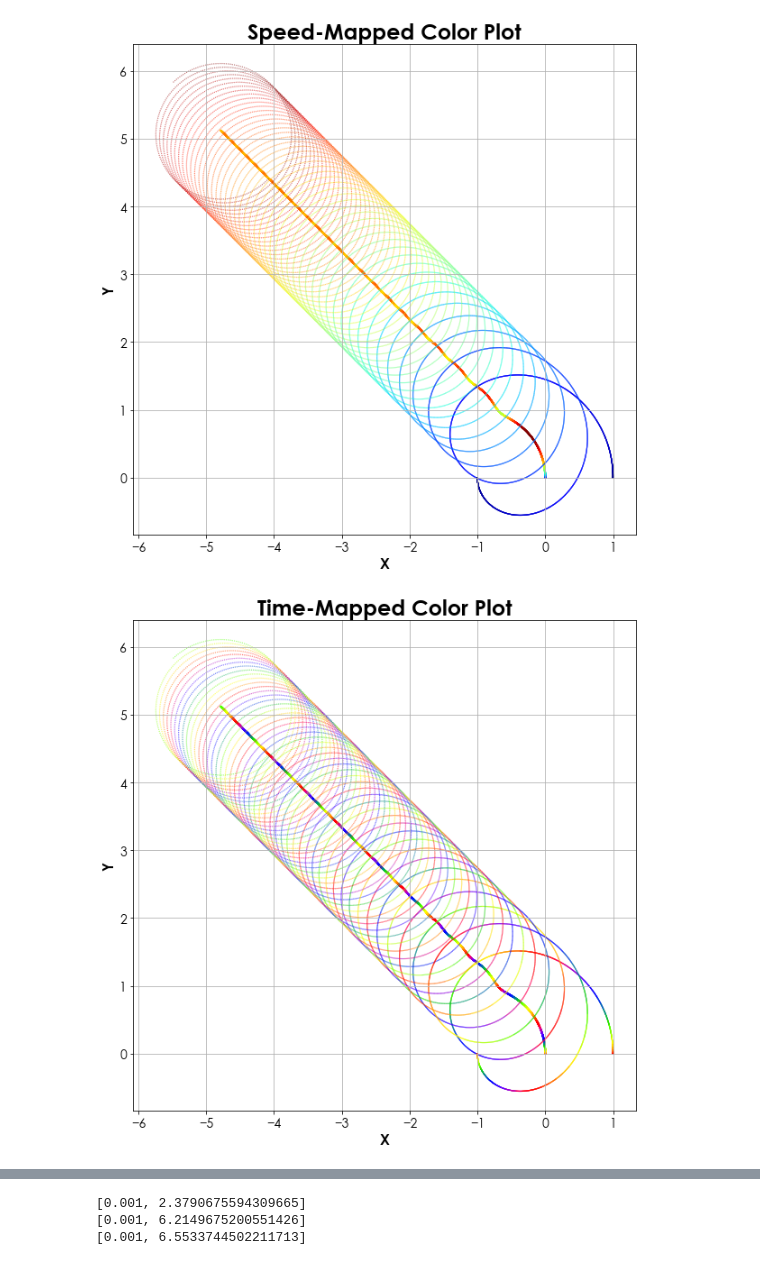
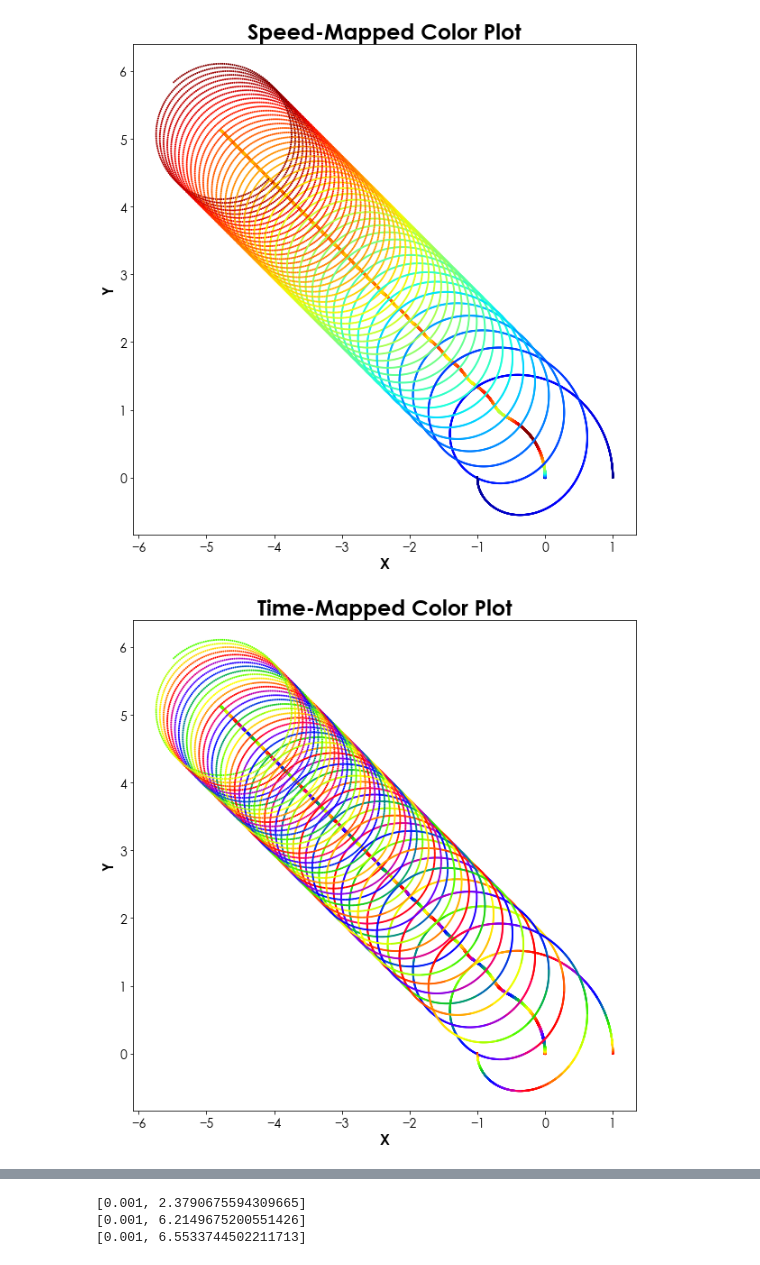
Before and after one commit to chrismbryant/euler-spiral, a Jupyter notebook: magic_rocket_rod.ipynb, the cells around one changed output, grey strips where cells are left out. Saved outputs shown, nothing was run; the diff lists cells and outputs as text; code cells hidden in the pictures.

Commit message:
Add files via upload
Add image-saving functionality

```diff
--- a/magic_rocket_rod.ipynb
+++ b/magic_rocket_rod.ipynb
@@ -156,7 +156,7 @@ def calculate_eom():
 
 ### ---------------------- Plots ---------------------- ###
 
-def make_plot(fn_list, x_lab, y_lab, title, square=False):
+def make_plot(fn_list, x_lab, y_lab, title, square=False, save=False):
     '''
     Make a nicely formatted x-y plot of an arbitary number of functions.
 
@@ -181,6 +181,9 @@ def make_plot(fn_list, x_lab, y_lab, title, square=False):
     for item in fn_list:
         plt.plot(item[0], item[1], alpha = .9)
 
+    if save:
+        plt.savefig('%d_%d_%d_%d_%s.png' % (s, m, F, I, title), format='png', dpi=1000)
+
     plt.show()
 
 def diagnostic_plots():
@@ -192,50 +195,55 @@ def diagnostic_plots():
 
 ##### ----- Speed-Mapped Color Plot ----- #####
 
-def speed_color_plot():
+def speed_color_plot(save=False):
 
     fig = plt.figure(figsize = (10, 10))
     ax = fig.add_subplot(1, 1, 1)
     plt.axis('equal')
-    ax.grid(True)
-    plt.scatter(x, y, s = 1, c = v, cmap = 'jet')
-    plt.scatter(x_edge_1, y_edge_1, s = 0.05, c = v_edge_1, cmap = 'jet')
-    plt.scatter(x_edge_2, y_edge_2, s = 0.05, c = v_edge_2, cmap = 'jet')
+#     ax.grid(True)
+    plt.scatter(x, y, s = 3, c = v, cmap = 'jet')
+    plt.scatter(x_edge_1, y_edge_1, s = 1, c = v_edge_1, cmap = 'jet')
+    plt.scatter(x_edge_2, y_edge_2, s = 1, c = v_edge_2, cmap = 'jet')
     ax.set_title('Speed-Mapped Color Plot', fontdict = {'fontsize': 24, 'weight': 'bold'})
     ax.set_xlabel('X', fontdict = {'fontsize': 16, 'weight': 'bold'})
     ax.set_ylabel('Y', fontdict = {'fontsize': 16, 'weight': 'bold'})
+    if save:
+        plt.savefig('%d_%d_%d_%d_speed-color.png' % (s, m, F, I), format='png', dpi=1000)
     plt.show()
 
 ##### ------- Time-mapped Color Plot ------- #####
 
-def time_color_plot():
+def time_color_plot(save=False):
 
     fig = plt.figure(figsize = (10, 10))
     ax = fig.add_subplot(1, 1, 1)
     plt.axis('equal')
-    ax.grid(True)
-    plt.scatter(x, y, s = 1, c = t, cmap = 'prism')
-    plt.scatter(x_edge_1, y_edge_1, s = 0.05, c = t, cmap = 'prism')
-    plt.scatter(x_edge_2, y_edge_2, s = 0.05, c = t, cmap = 'prism')
+#     ax.grid(True)
+    plt.scatter(x, y, s = 3, c = t, cmap = 'prism')
+    plt.scatter(x_edge_1, y_edge_1, s = 1, c = t, cmap = 'prism')
+    plt.scatter(x_edge_2, y_edge_2, s = 1, c = t, cmap = 'prism')
     ax.set_title('Time-Mapped Color Plot', fontdict = {'fontsize': 24, 'weight': 'bold'})
     ax.set_xlabel('X', fontdict = {'fontsize': 16, 'weight': 'bold'})
     ax.set_ylabel('Y', fontdict = {'fontsize': 16, 'weight': 'bold'})
+    if save:
+        plt.savefig('%d_%d_%d_%d_time-color.png' % (s, m, F, I), format='png', dpi=1000)
     plt.show()
 # %%
 ##### ----- Rod with Standard Parameters ----- #####
 
-s, A, B = set_params(1, 1, 1)
+s, m, F, I = 1, 1, 1, False
+s, A, B = set_params(s, m, F)
 t, v, v_x, v_y, v_edge_1, v_edge_2, x, y, x_edge_1, y_edge_1, y_edge_2, x_edge_2, y_edge_2 = calculate_eom()
 diagnostic_plots()
-speed_color_plot()
-time_color_plot()
+speed_color_plot(save=True)
+time_color_plot(save=True)
 # %% [output]
 [figure]
 [figure]
 [figure]
 [figure]
-[figure, old version]
+[figure, new version]
-[figure, old version]
+[figure, new version]
 # %%
 ##### ----- Object with Larger Moment of Inertia ----- #####
 
```
Also changed, not shown: parts of 1 cell of this notebook.
